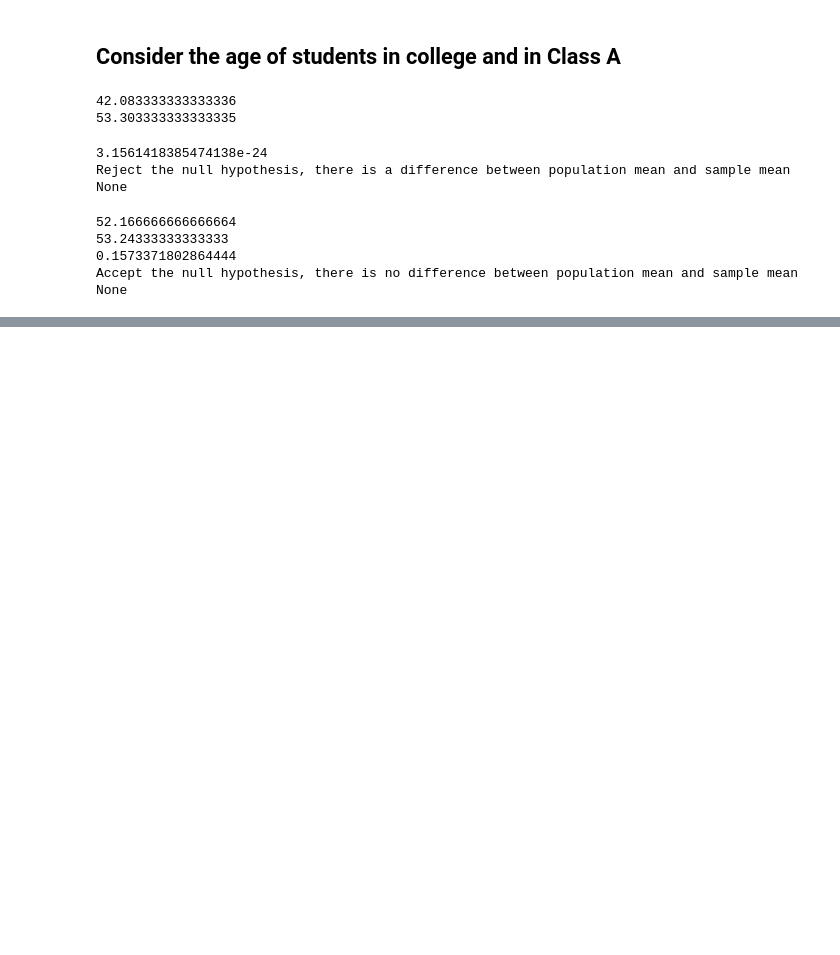
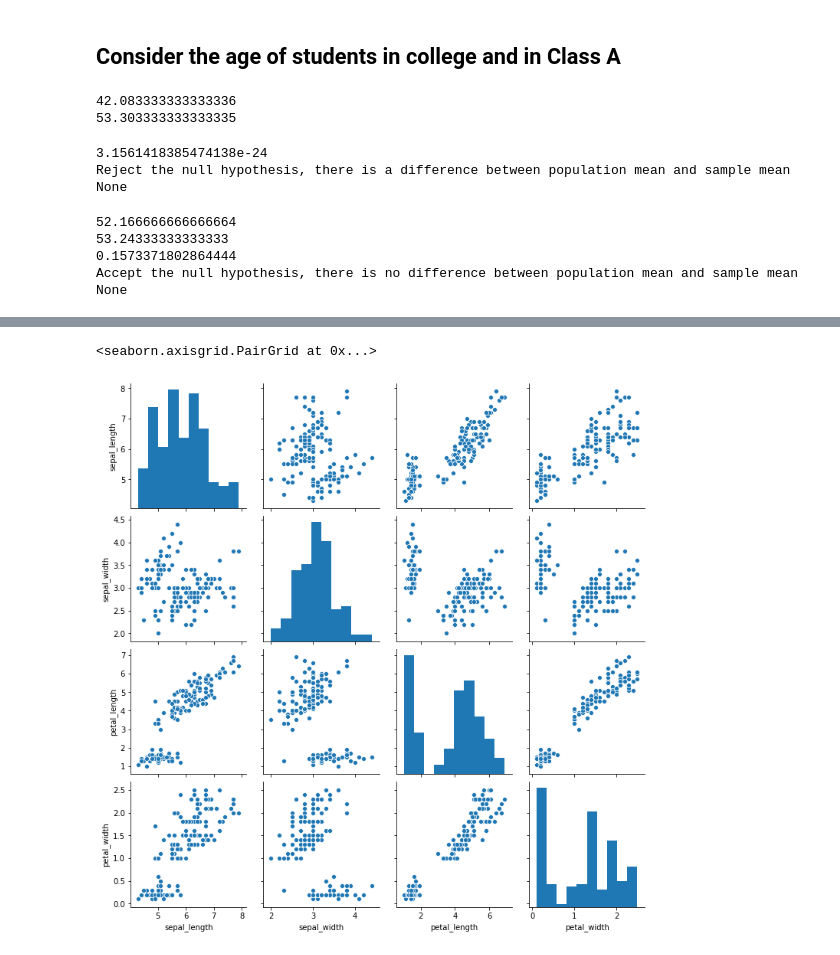
Before and after one commit to JohnChangUK/ML_playlist, a Jupyter notebook: statistics/T-test Covariance Correlation.ipynb, the cells around one changed output, grey strips where cells are left out. Saved outputs shown, nothing was run; the diff lists cells and outputs as text; code cells hidden in the pictures; blank space fills up the shorter version.

```diff
--- a/statistics/T-test Chi-square-test Correlation Anova.ipynb
+++ b/statistics/T-test Covariance Correlation.ipynb
@@ -90,0 +174,4 @@ None
+# %%
+df=sns.load_dataset('iris')
+print(df.shape)
+df.head()
@@ -90,0 +195,5 @@ None
+# %%
+sns.pairplot(df)
+# %% [output]
+<seaborn.axisgrid.PairGrid at 0x...>
+[figure, added]
```
Also changed, not shown: parts of 11 cells of this notebook, 2 other files.
